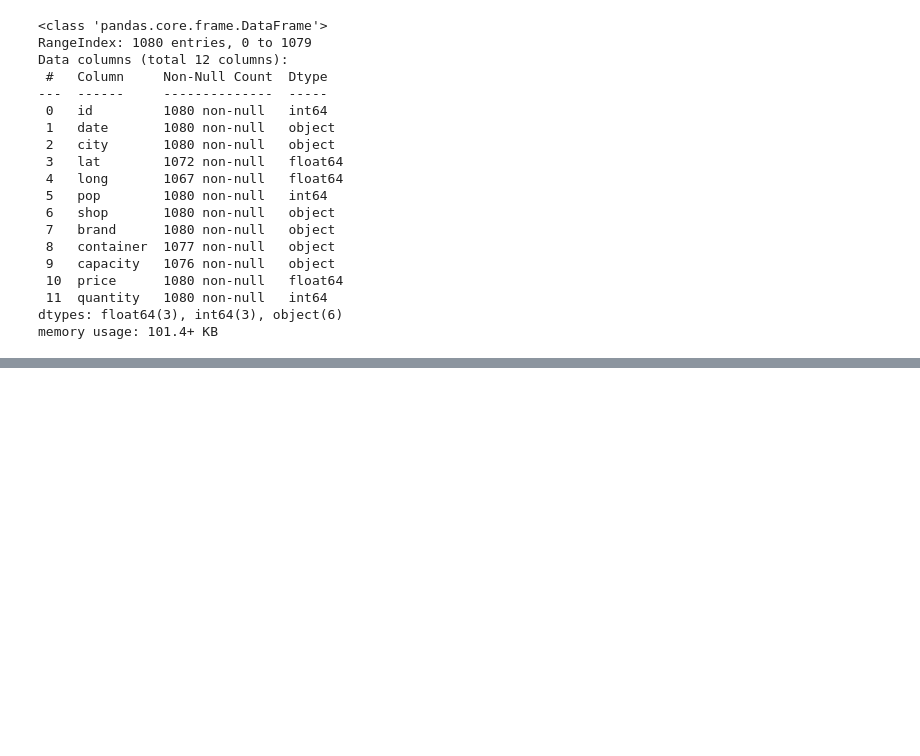
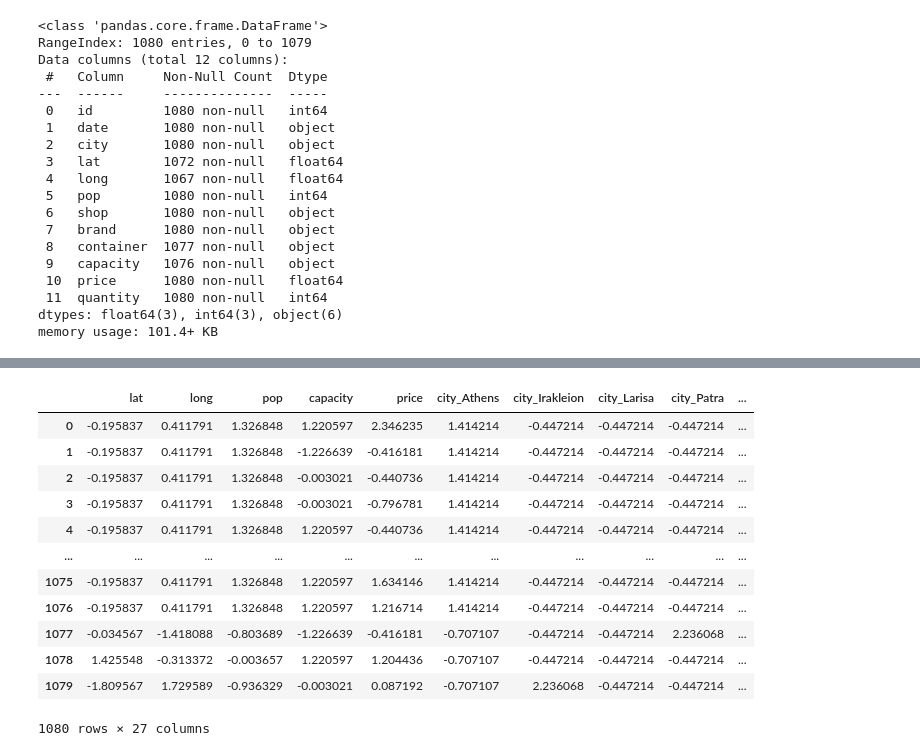
Before and after one commit to ArvindJawahar/NestedCV, a Jupyter notebook: model.ipynb, the cells around one changed output, grey strips where cells are left out. Saved outputs shown, nothing was run; the diff lists cells and outputs as text; code cells hidden in the pictures; blank space fills up the shorter version.

```diff
--- a/model.ipynb
+++ b/model.ipynb
@@ -427,0 +247,16 @@ Support Vector Machine (Linear Kernel) R^2: -0.19712
+# %%
+X_test
+# %% [output]
+|  | lat | long | pop | capacity | price | city_Athens | city_Irakleion | city_Larisa | city_Patra | ... |
+| 0 | -0.195837 | 0.411791 | 1.326848 | 1.220597 | 2.346235 | 1.414214 | -0.447214 | -0.447214 | -0.447214 | ... |
+| 1 | -0.195837 | 0.411791 | 1.326848 | -1.226639 | -0.416181 | 1.414214 | -0.447214 | -0.447214 | -0.447214 | ... |
+| 2 | -0.195837 | 0.411791 | 1.326848 | -0.003021 | -0.440736 | 1.414214 | -0.447214 | -0.447214 | -0.447214 | ... |
+| 3 | -0.195837 | 0.411791 | 1.326848 | -0.003021 | -0.796781 | 1.414214 | -0.447214 | -0.447214 | -0.447214 | ... |
+| 4 | -0.195837 | 0.411791 | 1.326848 | 1.220597 | -0.440736 | 1.414214 | -0.447214 | -0.447214 | -0.447214 | ... |
+| ... | ... | ... | ... | ... | ... | ... | ... | ... | ... | ... |
+| 1075 | -0.195837 | 0.411791 | 1.326848 | 1.220597 | 1.634146 | 1.414214 | -0.447214 | -0.447214 | -0.447214 | ... |
+| 1076 | -0.195837 | 0.411791 | 1.326848 | 1.220597 | 1.216714 | 1.414214 | -0.447214 | -0.447214 | -0.447214 | ... |
+| 1077 | -0.034567 | -1.418088 | -0.803689 | -1.226639 | -0.416181 | -0.707107 | -0.447214 | -0.447214 | 2.236068 | ... |
+| 1078 | 1.425548 | -0.313372 | -0.003657 | 1.220597 | 1.204436 | -0.707107 | -0.447214 | -0.447214 | -0.447214 | ... |
+| 1079 | -1.809567 | 1.729589 | -0.936329 | -0.003021 | 0.087192 | -0.707107 | 2.236068 | -0.447214 | -0.447214 | ... |
+1080 rows × 27 columns
```
Also changed, not shown: parts of 51 cells of this notebook, 4 other files.
